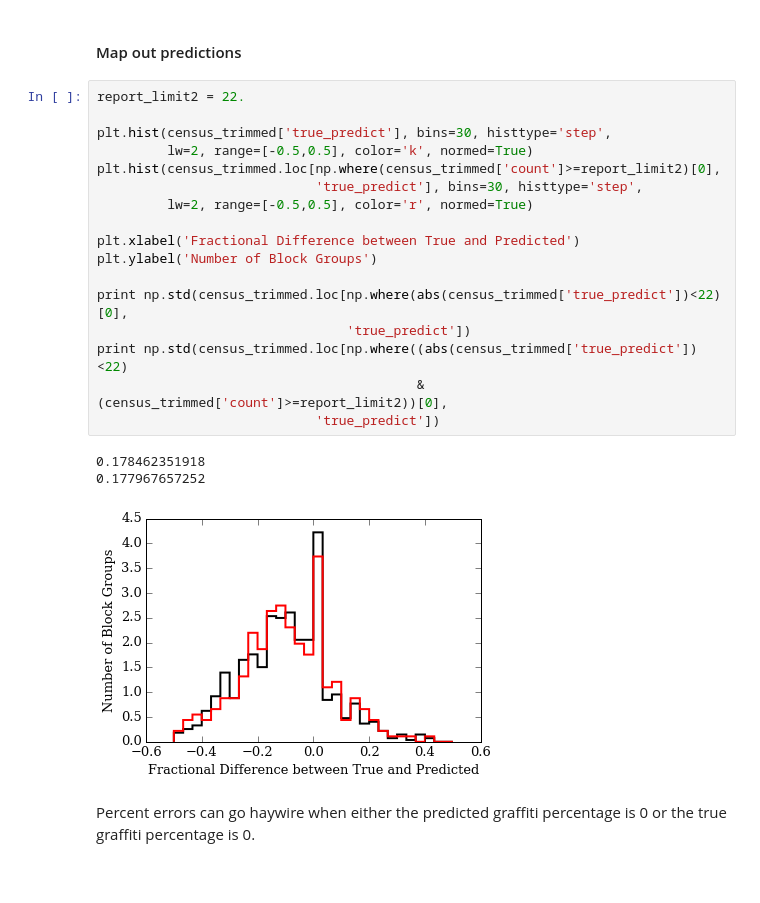
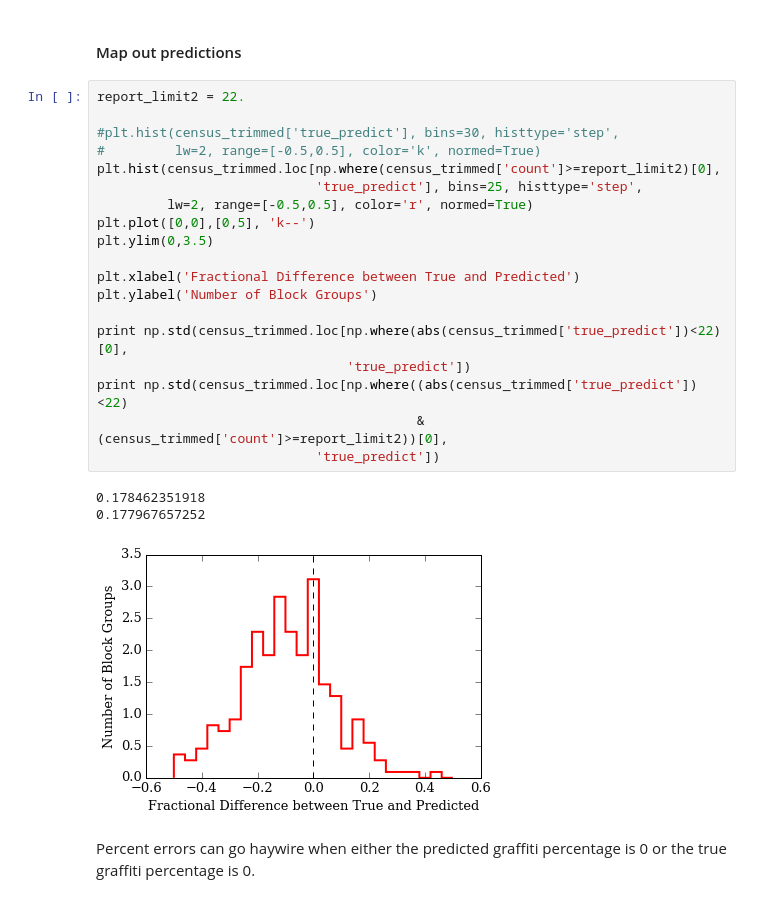
Before and after one commit to katiesch/insight2016, a Jupyter notebook: modeling_work.ipynb, the cells around one changed output. Drawn from its saved outputs; the diff is of its cells as text.

```diff
--- a/modeling_work.ipynb
+++ b/modeling_work.ipynb
@@ -708,24 +708,26 @@ a = test[1].hist(census_trimmed.loc[np.where(census_trimmed['count']>22)[0], 'tr
 # %%
 report_limit2 = 22.
 
-plt.hist(census_trimmed['true_predict'], bins=30, histtype='step',
-         lw=2, range=[-0.5,0.5], color='k', normed=True)
+#plt.hist(census_trimmed['true_predict'], bins=30, histtype='step',
+#         lw=2, range=[-0.5,0.5], color='k', normed=True)
 plt.hist(census_trimmed.loc[np.where(census_trimmed['count']>=report_limit2)[0],
-                            'true_predict'], bins=30, histtype='step',
+                            'true_predict'], bins=25, histtype='step',
          lw=2, range=[-0.5,0.5], color='r', normed=True)
+plt.plot([0,0],[0,5], 'k--')
+plt.ylim(0,3.5)
 
 plt.xlabel('Fractional Difference between True and Predicted')
 plt.ylabel('Number of Block Groups')
 
 print np.std(census_trimmed.loc[np.where(abs(census_trimmed['true_predict'])<22)[0],
                                 'true_predict'])
 print np.std(census_trimmed.loc[np.where((abs(census_trimmed['true_predict'])<22)
                                          & (census_trimmed['count']>=report_limit2))[0],
                             'true_predict'])
 # %% [output]
 0.178462351918
 0.177967657252
-[figure, old version]
+[figure, new version]
 # %% [markdown]
 Percent errors can go haywire when either the predicted graffiti percentage is 0 or the true graffiti percentage is 0.
 # %%
```
Also changed, not shown: parts of 11 cells of this notebook.
